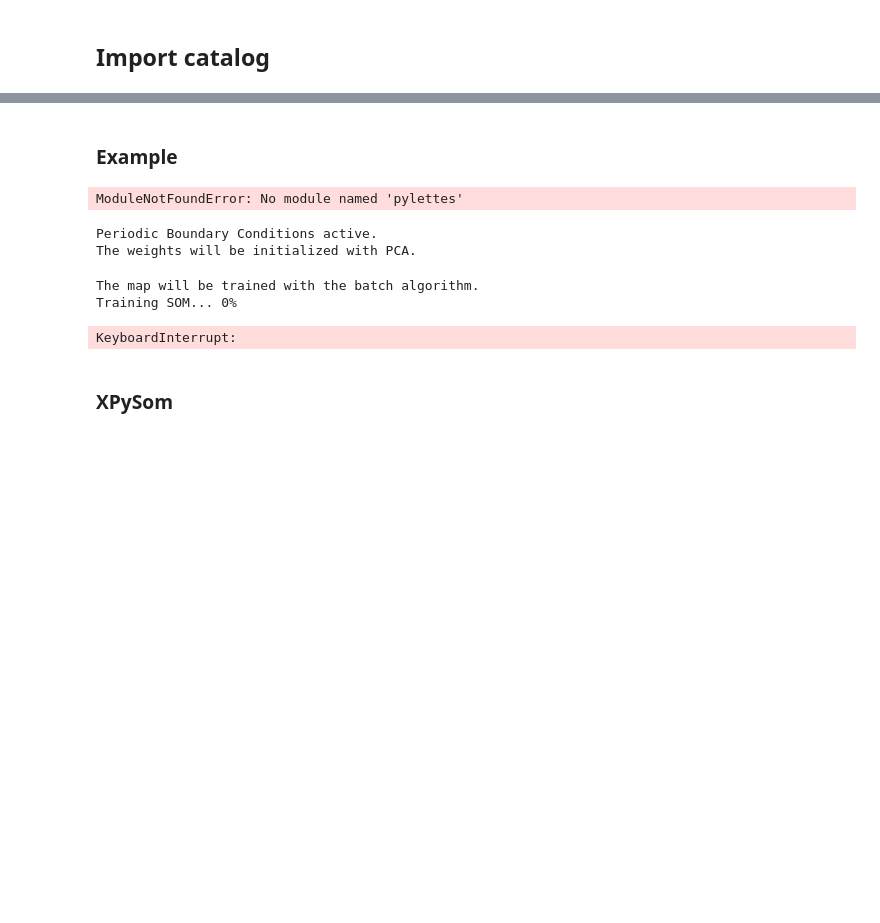
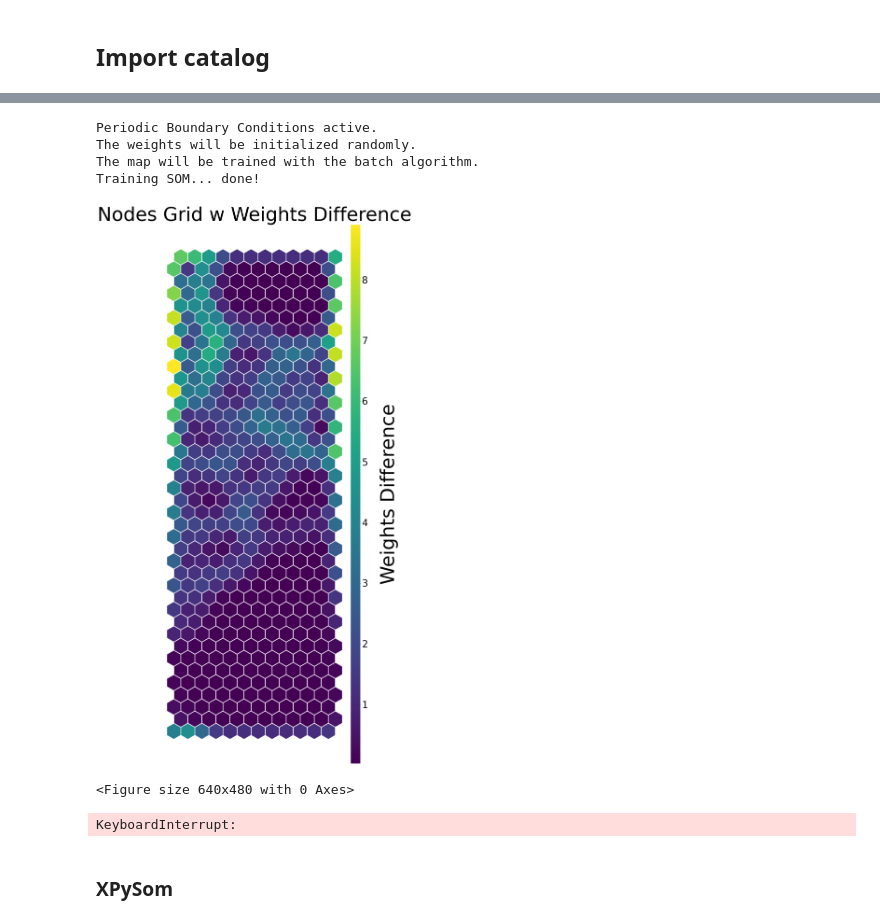
Before and after one commit to theWebTardigrade/fundamental-properties-of-EMU-radio-sources, a Jupyter notebook: code/SOM.ipynb, the cells around one changed output, grey strips where cells are left out. Cells and saved outputs as stored; diff of their text form; code cells hidden in the pictures; blank space fills up the shorter version.

```diff
--- a/code/SOM.ipynb
+++ b/code/SOM.ipynb
@@ -24,4 +48,6 @@ ModuleNotFoundError: No module named 'minisom'
 # %% [markdown]
 ## Import catalog
 # %%
-emu_matched_catalog = '/data/mfonseca/cross_match/EMU_0102-32/EMU_0101-32_DES_VIKING_CATWISE/EMU_0102-32_DES_VIKING_CATWISE.fits'
+emu_matched_catalog_path = '/data/mfonseca/cross_match/EMU_0102-32/EMU_0101-32_DES_VIKING_CATWISE/EMU_0102-32_DES_VIKING_CATWISE.fits'
+emu_matched_catalog = Table.read(emu_matched_catalog_path)
+emu_matched_catalog = emu_matched_catalog.to_pandas()
@@ -49 +121,10 @@ catalog_matrix = catalog_df_filtered_matches_magnitude.to_numpy()
+# %%
+# Definine the  subset of the catalog to use
+data_fraction2use = 1
+data = catalog_filtered_magnitude.sample(frac=data_fraction2use)
+
+# Normalize the data
+data.to_numpy()
+data = (data - np.mean(data, axis=0)) / np.std(data, axis=0)
+data = data.values
 # %%
@@ -69,26 +150,47 @@ class SOMNet(builtins.object)
-# %% [markdown]
-### Example
-# %%
-from pylettes import *
-pylette = Tundra(reverse=True).cmap
-
-from keras.datasets import mnist
-(train_X, train_y), (test_X, test_y) = mnist.load_data()
-
-flat_data = train_X.reshape(train_X.shape[0], -1)
-# %% [output]
-ModuleNotFoundError: No module named 'pylettes'
-# %%
-net = sps.SOMNet(10, 10, data, init='PCA', metric='cosine', PBC=True, random_seed=32, GPU=False)
-# %% [output]
-Periodic Boundary Conditions active.
-The weights will be initialized with PCA.
-# %%
-net.train(train_algo='batch', start_learning_rate=10, epochs=-1, batch_size=-1)
-# %% [output]
-The map will be trained with the batch algorithm.
-Training SOM... 0%
-KeyboardInterrupt:
+# %%
+# List of avaliable metrics https://scikit-learn.org/stable/modules/generated/sklearn.metrics.DistanceMetric.html
+
+som = sps.SOMNet(
+    som_x,
+    som_y,
+    data,
+    load_file = None,
+    metric= 'euclidean',
+    # metrick_kwds={},
+    init = 'random' , # 'random' or 'pca'
+    PBC = True,
+    GPU = True,
+    random_seed = 42
+)
+
+som.train(
+    train_algo = 'batch',
+    epochs = -1 ,
+    start_learning_rate = 0.1 ,
+    early_stop = None ,
+    early_stop_patience = 10 ,
+    early_stop_tolerance = 0.01 ,
+    batch_size = -1
+)
+
+som.diff_graph(
+    show = True ,
+    print_out = False ,
+    returns = False ,
+    out_path = '/data/mfonseca/soms/EMU_0102-32/'
+)
+# %% [output]
+Periodic Boundary Conditions active.
+The weights will be initialized randomly.
+The map will be trained with the batch algorithm.
+Training SOM... done!
+[figure, added]
+<Figure size 640x480 with 0 Axes>
+# %%
+clusters = som.cluster(data, clus_type='qthresh', show=True)
+som.project(data, colnum=0, show=True)
+# %% [output]
+KeyboardInterrupt:
 # %% [markdown]
 ### XPySom
 # %%
```
Also changed, not shown: parts of 9 cells of this notebook, 2 other files.
